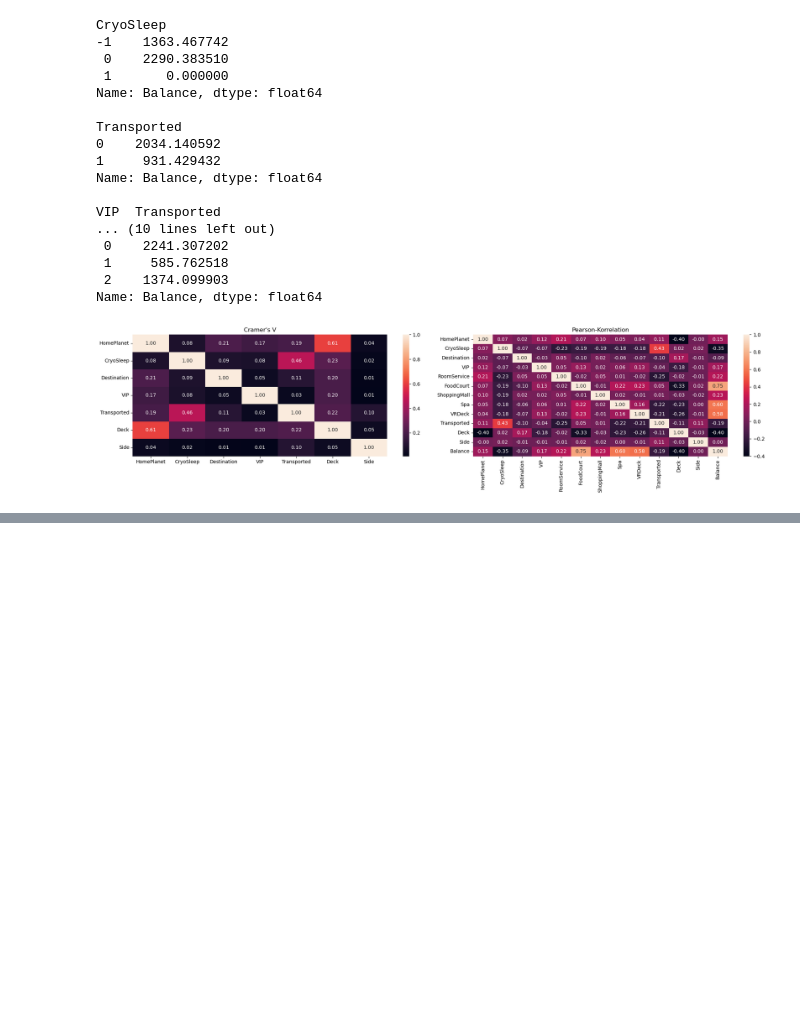
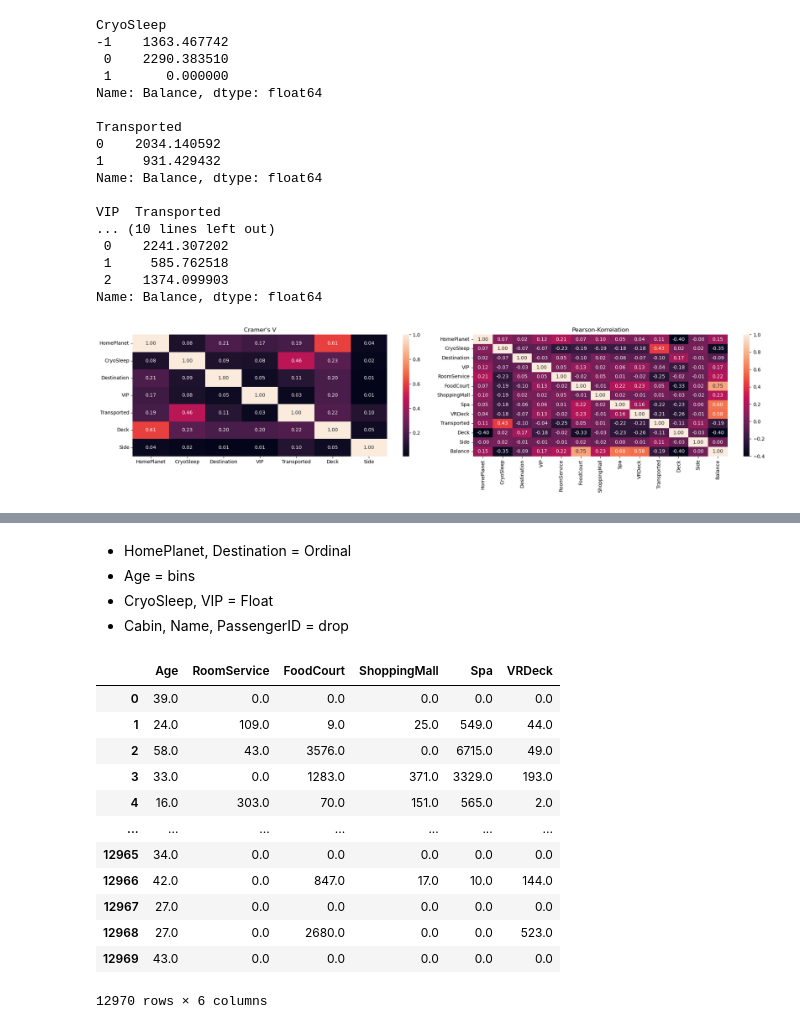
Before and after one commit to aKravtschenko/learning_ml, a Jupyter notebook: spaceship-titanic.ipynb, the cells around one changed output, grey strips where cells are left out. Saved outputs shown, nothing was run; the diff lists cells and outputs as text; code cells hidden in the pictures; blank space fills up the shorter version.

```diff
--- a/spaceship-titanic.ipynb
+++ b/spaceship-titanic.ipynb
@@ -367,0 +371,4 @@ plt.tight_layout()
+# %%
+combined = pd.concat([df_train, df_test], sort=False).reset_index(drop=True)
+# %%
+combined.drop(["PassengerId", "Name", "Cabin", "Transported"], axis=1, inplace=True)
@@ -367,0 +395,25 @@ plt.tight_layout()
+# %% [markdown]
+- HomePlanet, Destination = Ordinal
+- Age = bins
+- CryoSleep, VIP = Float
+- Cabin, Name, PassengerID = drop
+# %%
+nummeric_imputation = pd.DataFrame(
+    SimpleImputer(strategy="median").fit_transform(combined.select_dtypes(include=[np.number])),
+    columns=combined.select_dtypes(include=[np.number]).columns,
+)
+nummeric_imputation
+# %% [output]
+|  | Age | RoomService | FoodCourt | ShoppingMall | Spa | VRDeck |
+| 0 | 39.0 | 0.0 | 0.0 | 0.0 | 0.0 | 0.0 |
+| 1 | 24.0 | 109.0 | 9.0 | 25.0 | 549.0 | 44.0 |
+| 2 | 58.0 | 43.0 | 3576.0 | 0.0 | 6715.0 | 49.0 |
+| 3 | 33.0 | 0.0 | 1283.0 | 371.0 | 3329.0 | 193.0 |
+| 4 | 16.0 | 303.0 | 70.0 | 151.0 | 565.0 | 2.0 |
+| ... | ... | ... | ... | ... | ... | ... |
+| 12965 | 34.0 | 0.0 | 0.0 | 0.0 | 0.0 | 0.0 |
+| 12966 | 42.0 | 0.0 | 847.0 | 17.0 | 10.0 | 144.0 |
+| 12967 | 27.0 | 0.0 | 0.0 | 0.0 | 0.0 | 0.0 |
+| 12968 | 27.0 | 0.0 | 2680.0 | 0.0 | 0.0 | 523.0 |
+| 12969 | 43.0 | 0.0 | 0.0 | 0.0 | 0.0 | 0.0 |
+12970 rows × 6 columns
```
Also changed, not shown: parts of 29 cells of this notebook.
